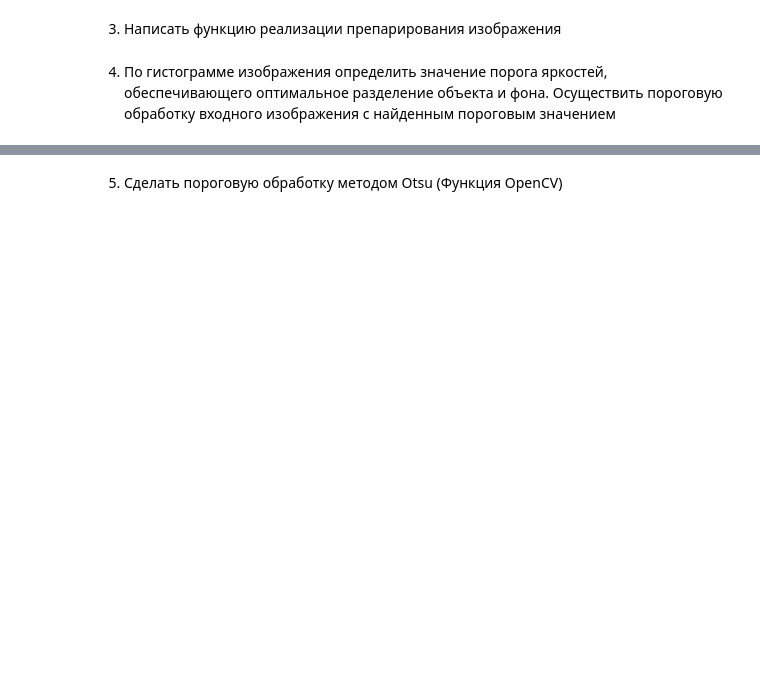
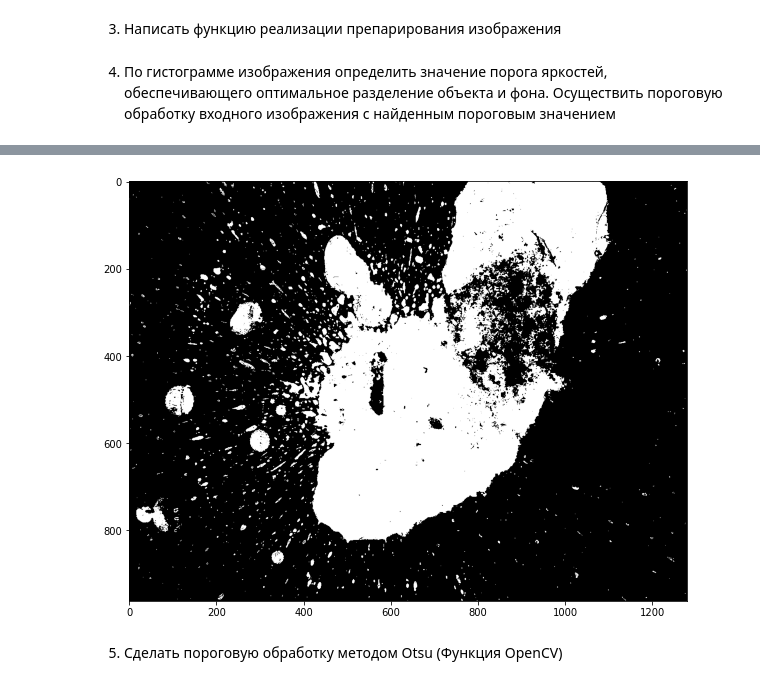
Before and after one commit to Liptee/Image-processing, a Jupyter notebook: LAB1/img_processing.ipynb, the cells around one changed output, grey strips where cells are left out. Drawn from its saved outputs; the diff is of its cells as text; code cells hidden in the pictures; blank space fills up the shorter version.

```diff
--- a/LAB1/img_processing.ipynb
+++ b/LAB1/img_processing.ipynb
@@ -128,2 +75,4 @@ def binary(img, t):
 # %%
-bina = binary(gray, opt)
+binary_own = binary(gray, 150)
+# %% [output]
+[figure, added]
```
Also changed, not shown: parts of 21 cells of this notebook.
